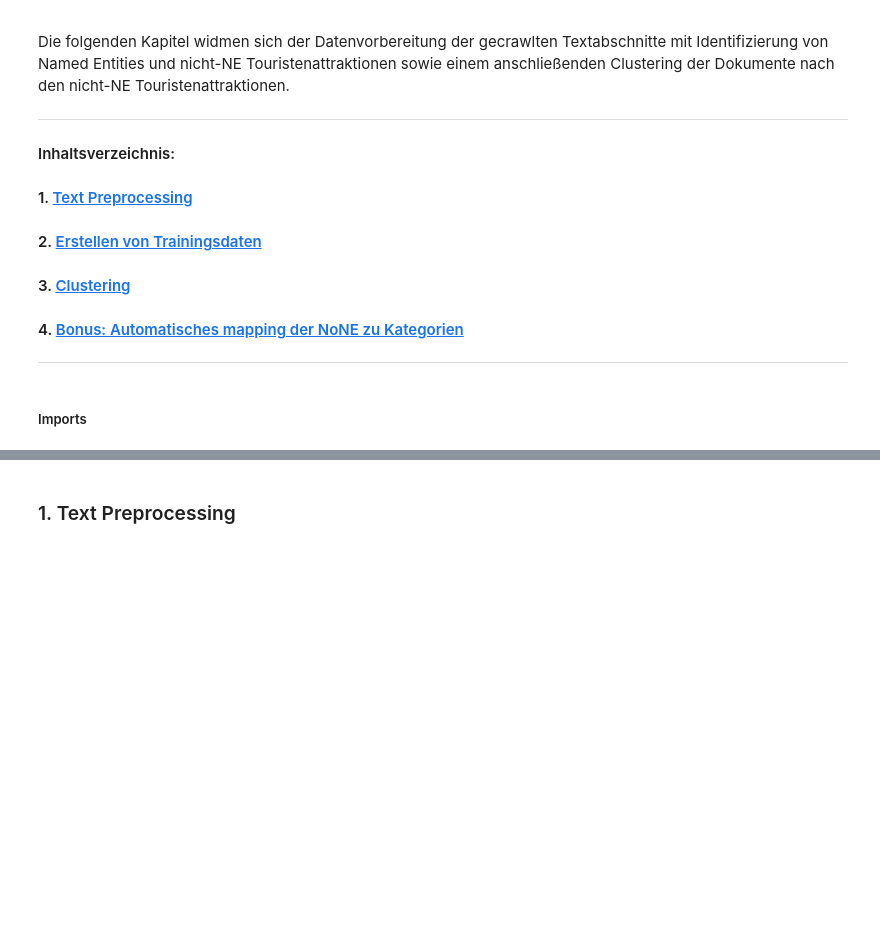
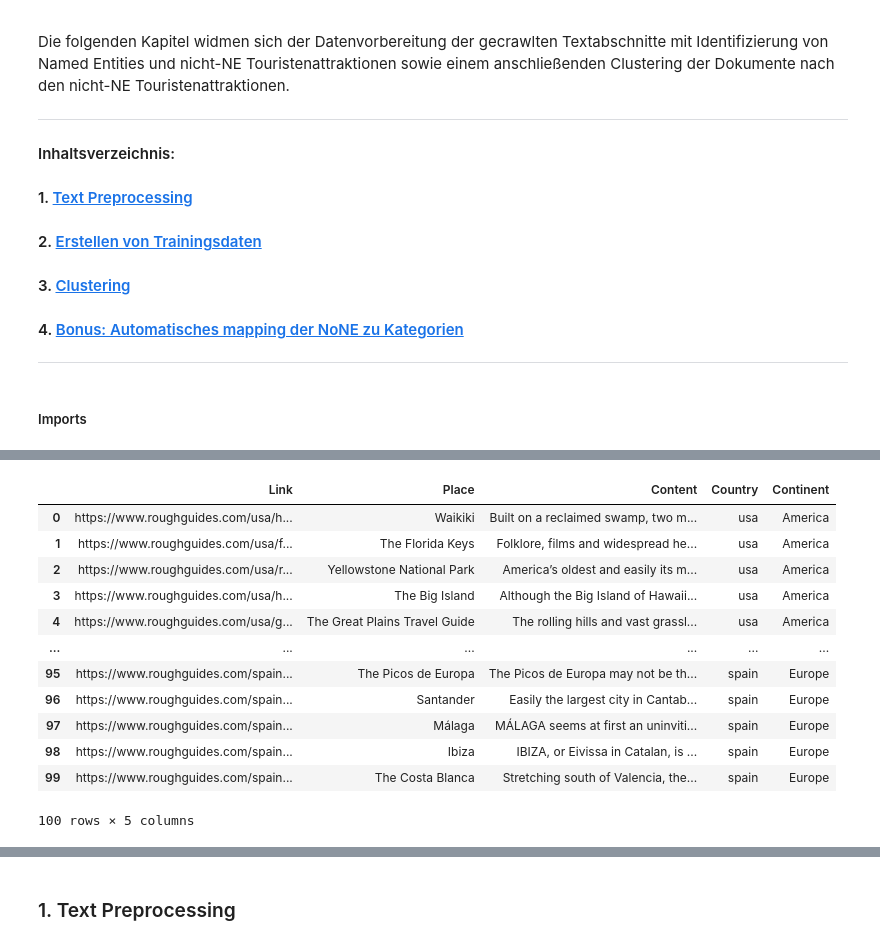
Before and after one commit to HenryMangold/WI3_DataScience, a Jupyter notebook: Task 2/task2a_preprocessing_and_clustering.ipynb, the cells around one changed output, grey strips where cells are left out. Cells and saved outputs as stored; diff of their text form; code cells hidden in the pictures; blank space fills up the shorter version.

```diff
--- a/Task 2/task2a_preprocessing_and_clustering.ipynb
+++ b/Task 2/task2a_preprocessing_and_clustering.ipynb
@@ -18,0 +39,3 @@ import pandas as pd
+# %%
+df_raw = pd.read_csv('results_scrapping.csv', index_col=0)
+df_raw
@@ -18,0 +56,19 @@ import pandas as pd
+# %%
+df_mapping = df_raw.copy()
+df_mapping['Country'] = [i[3] for i in df_mapping['Link'].str.split('/')]
+df_mapping['Continent'] = df_mapping.apply(lambda row: p.label_continent(row), axis=1)
+df_mapping
+# %% [output]
+|  | Link | Place | Content | Country | Continent |
+| 0 | https://www.roughguides.com/usa/h... | Waikiki | Built on a reclaimed swamp, two m... | usa | America |
+| 1 | https://www.roughguides.com/usa/f... | The Florida Keys | Folklore, films and widespread he... | usa | America |
+| 2 | https://www.roughguides.com/usa/r... | Yellowstone National Park | America’s oldest and easily its m... | usa | America |
+| 3 | https://www.roughguides.com/usa/h... | The Big Island | Although the Big Island of Hawaii... | usa | America |
+| 4 | https://www.roughguides.com/usa/g... | The Great Plains Travel Guide | The rolling hills and vast grassl... | usa | America |
+| ... | ... | ... | ... | ... | ... |
+| 95 | https://www.roughguides.com/spain... | The Picos de Europa | The Picos de Europa may not be th... | spain | Europe |
+| 96 | https://www.roughguides.com/spain... | Santander | Easily the largest city in Cantab... | spain | Europe |
+| 97 | https://www.roughguides.com/spain... | Málaga | MÁLAGA seems at first an uninviti... | spain | Europe |
+| 98 | https://www.roughguides.com/spain... | Ibiza | IBIZA, or Eivissa in Catalan, is ... | spain | Europe |
+| 99 | https://www.roughguides.com/spain... | The Costa Blanca | Stretching south of Valencia, the... | spain | Europe |
+100 rows × 5 columns
```
Also changed, not shown: parts of 16 cells of this notebook, 4 other files.
